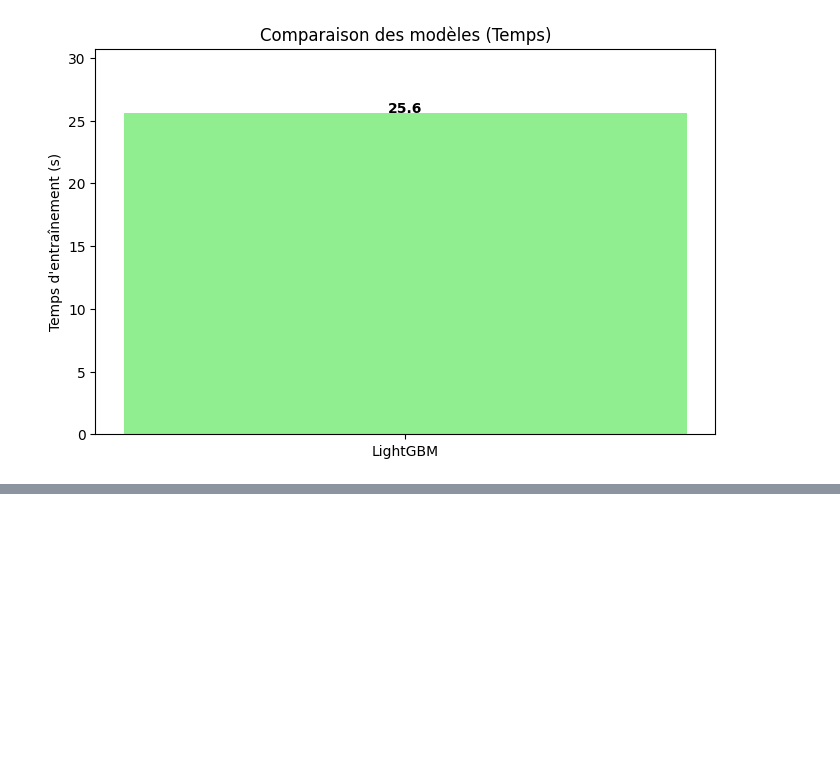
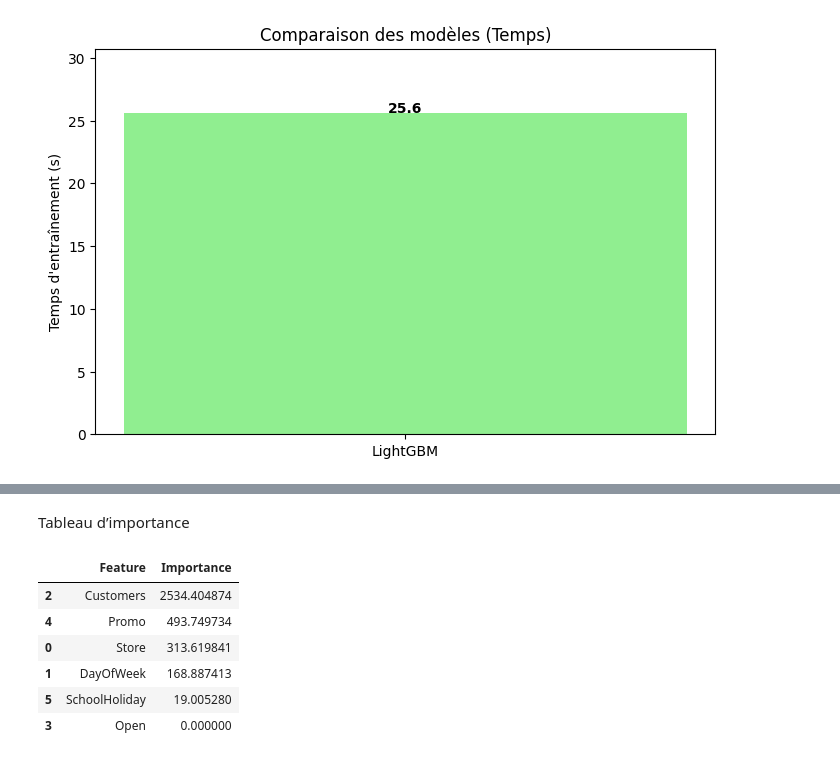
Before and after one commit to Hayerath/PredictRetail-Analytics-Pr-dire-les-ventes-et-piloter-la-performance-d-une-cha-ne-de-distribution, a Jupyter notebook: Notebook ML.ipynb, the cells around one changed output, grey strips where cells are left out. Drawn from its saved outputs; the diff is of its cells as text; code cells hidden in the pictures; blank space fills up the shorter version.

```diff
--- a/Notebook ML.ipynb
+++ b/Notebook ML.ipynb
@@ -465,0 +670,17 @@ else:
+# %% [markdown]
+Tableau d’importance
+# %%
+feature_importance = pd.DataFrame({
+    'Feature': X_sample.columns,
+    'Importance': np.abs(shap_values.values).mean(axis=0)
+}).sort_values(by='Importance', ascending=False)
+
+feature_importance
+# %% [output]
+|  | Feature | Importance |
+| 2 | Customers | 2534.404874 |
+| 4 | Promo | 493.749734 |
+| 0 | Store | 313.619841 |
+| 1 | DayOfWeek | 168.887413 |
+| 5 | SchoolHoliday | 19.005280 |
+| 3 | Open | 0.000000 |
```
Also changed, not shown: parts of 62 cells of this notebook.
